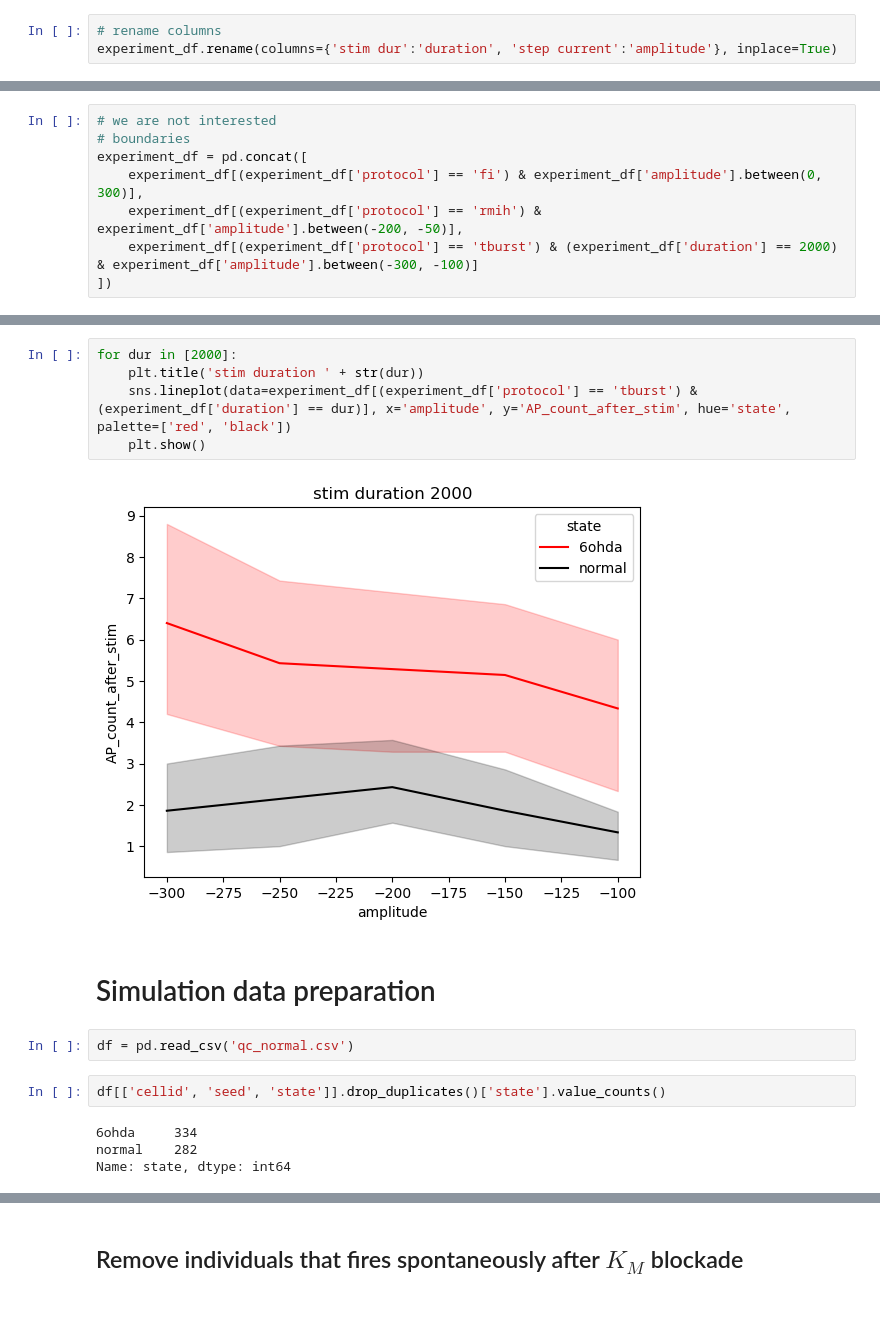
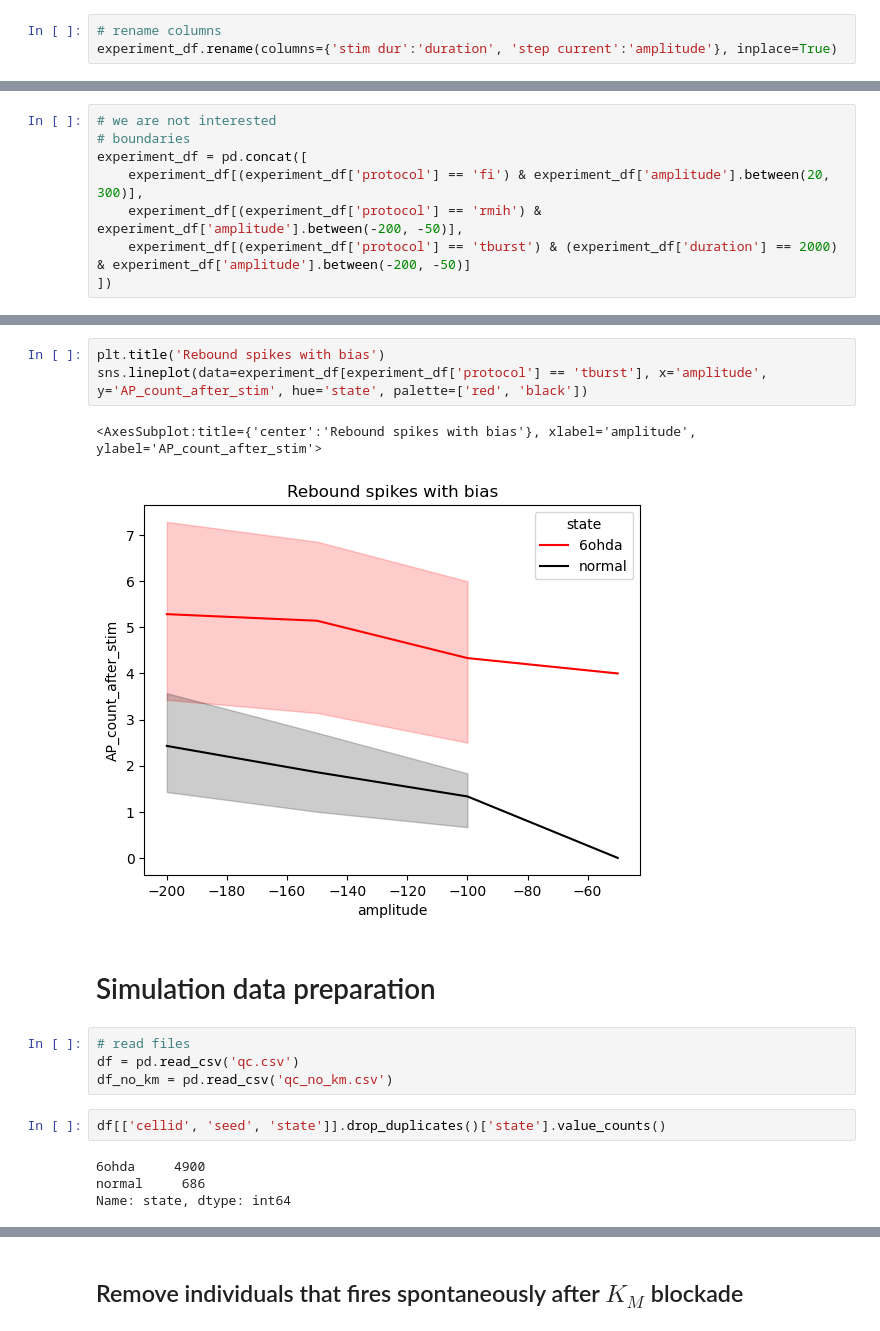
Before and after one commit to FrancescoCavarretta/VMOptimizer, a Jupyter notebook: QualityCheck1.ipynb, the cells around one changed output, grey strips where cells are left out. Saved outputs shown, nothing was run; the diff lists cells and outputs as text.

```diff
--- a/QualityCheck1.ipynb
+++ b/QualityCheck1.ipynb
@@ -49,8 +31,8 @@ experiment_df['state'].replace({'control':'normal'}, inplace=True)
 # we are not interested
 # boundaries
 experiment_df = pd.concat([
-    experiment_df[(experiment_df['protocol'] == 'fi') & experiment_df['amplitude'].between(0, 300)],
+    experiment_df[(experiment_df['protocol'] == 'fi') & experiment_df['amplitude'].between(20, 300)],
     experiment_df[(experiment_df['protocol'] == 'rmih') & experiment_df['amplitude'].between(-200, -50)],
-    experiment_df[(experiment_df['protocol'] == 'tburst') & (experiment_df['duration'] == 2000) & experiment_df['amplitude'].between(-300, -100)]
+    experiment_df[(experiment_df['protocol'] == 'tburst') & (experiment_df['duration'] == 2000) & experiment_df['amplitude'].between(-200, -50)]
 ])
 # %%
@@ -66,18 +50,19 @@ sns.lineplot(data=experiment_df[experiment_df['protocol'] == 'rmih'], x='amplitu
 # %%
-for dur in [2000]:
-    plt.title('stim duration ' + str(dur))
-    sns.lineplot(data=experiment_df[(experiment_df['protocol'] == 'tburst') & (experiment_df['duration'] == dur)], x='amplitude', y='AP_count_after_stim', hue='state', palette=['red', 'black'])
-    plt.show()
+plt.title('Rebound spikes with bias')
+sns.lineplot(data=experiment_df[experiment_df['protocol'] == 'tburst'], x='amplitude', y='AP_count_after_stim', hue='state', palette=['red', 'black'])
 # %% [output]
+<AxesSubplot:title={'center':'Rebound spikes with bias'}, xlabel='amplitude', ylabel='AP_count_after_stim'>
-[figure, old version]
+[figure, new version]
 # %% [markdown]
 # Simulation data preparation
 # %%
-df = pd.read_csv('qc_normal.csv')
+# read files
+df = pd.read_csv('qc.csv')
+df_no_km = pd.read_csv('qc_no_km.csv')
-# %%
-df[['cellid', 'seed', 'state']].drop_duplicates()['state'].value_counts()
-# %% [output]
-6ohda     334
-normal    282
-Name: state, dtype: int64
+# %%
+df[['cellid', 'seed', 'state']].drop_duplicates()['state'].value_counts()
+# %% [output]
+6ohda     4900
+normal     686
+Name: state, dtype: int64
 # %%
```
Also changed, not shown: parts of 47 cells of this notebook, 4 other files.
